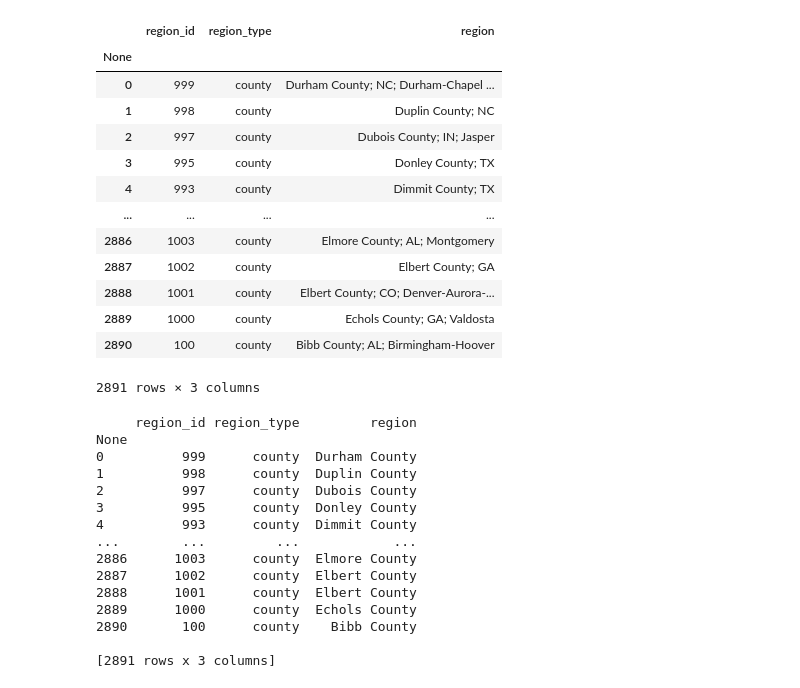
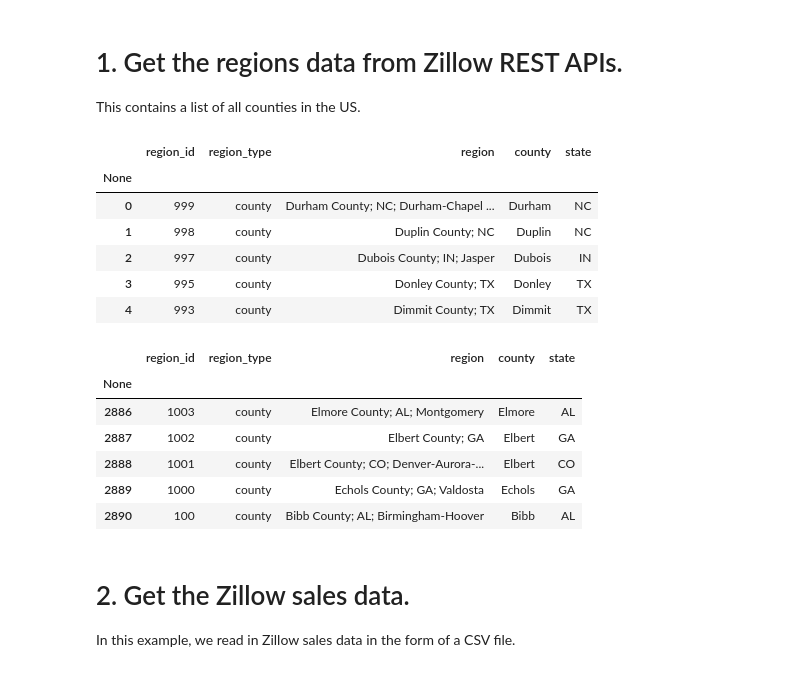
Before and after one commit to quinnwong31/Realestate_of_Mind, a Jupyter notebook: API_testing.ipynb, the cells around one changed output. Drawn from its saved outputs; the diff is of its cells as text; code cells hidden in the pictures.

```diff
--- a/API_testing.ipynb
+++ b/API_testing.ipynb
@@ -16,22 +11,3 @@ nasdaqdatalink.read_key(filename=".env")
 def get_regions(regions):
     region_df=nasdaqdatalink.get_table('ZILLOW/REGIONS', region_type=regions)
     return region_df
-# %%
-# Using get_regions to retrieve a list of counties
-region_df = get_regions('county')
-region_df
-# %% [output]
-|  | region_id | region_type | region |
-| None |  |  |  |
-| 0 | 999 | county | Durham County; NC; Durham-Chapel ... |
-| 1 | 998 | county | Duplin County; NC |
-| 2 | 997 | county | Dubois County; IN; Jasper |
-| 3 | 995 | county | Donley County; TX |
-| 4 | 993 | county | Dimmit County; TX |
-| ... | ... | ... | ... |
-| 2886 | 1003 | county | Elmore County; AL; Montgomery |
-| 2887 | 1002 | county | Elbert County; GA |
-| 2888 | 1001 | county | Elbert County; CO; Denver-Aurora-... |
-| 2889 | 1000 | county | Echols County; GA; Valdosta |
-| 2890 | 100 | county | Bibb County; AL; Birmingham-Hoover |
-2891 rows × 3 columns
@@ -42,18 +13,0 @@ region_df['region']=region_df['region'].str.split(';', n=-1, expand=True)[0]
-# %%
-print(region_df)
-# %% [output]
-     region_id region_type         region
-None
-0          999      county  Durham County
-1          998      county  Duplin County
-2          997      county  Dubois County
-3          995      county  Donley County
-4          993      county  Dimmit County
-...        ...         ...            ...
-2886      1003      county  Elmore County
-2887      1002      county  Elbert County
-2888      1001      county  Elbert County
-2889      1000      county  Echols County
-2890       100      county    Bibb County
-
-[2891 rows x 3 columns]
@@ -62 +14,42 @@ None
+# %% [markdown]
+# 1. Get the regions data from Zillow REST APIs.
+This contains a list of all counties in the US.
+# %%
+# Using get_regions to retrieve a list of counties
+region_df = get_regions('county')
+region_df[["county", "state"]] = region_df["region"].str.split(';', 1, expand=True)
+region_df["state"] = region_df["state"].str.split(';', 1, expand=True)[0]
+
+#
+# Clean up regions data
+# Remove ' County' so that we can match the Zillow data with Wikipedia data.
+region_df["county"] = region_df["county"].str.replace(" County", "")
+
+# Remove the leading blank space from the 'state' column.
+region_df["state"] = region_df['state'].str[1:]
+
+# Clean up region_id datatype.
+region_df['region_id']=region_df['region_id'].astype(int)
+
+# Check data for region_df
+display(region_df.head())
+display(region_df.tail())
+# %% [output]
+|  | region_id | region_type | region | county | state |
+| None |  |  |  |  |  |
+| 0 | 999 | county | Durham County; NC; Durham-Chapel ... | Durham | NC |
+| 1 | 998 | county | Duplin County; NC | Duplin | NC |
+| 2 | 997 | county | Dubois County; IN; Jasper | Dubois | IN |
+| 3 | 995 | county | Donley County; TX | Donley | TX |
+| 4 | 993 | county | Dimmit County; TX | Dimmit | TX |
+|  | region_id | region_type | region | county | state |
+| None |  |  |  |  |  |
+| 2886 | 1003 | county | Elmore County; AL; Montgomery | Elmore | AL |
+| 2887 | 1002 | county | Elbert County; GA | Elbert | GA |
+| 2888 | 1001 | county | Elbert County; CO; Denver-Aurora-... | Elbert | CO |
+| 2889 | 1000 | county | Echols County; GA; Valdosta | Echols | GA |
+| 2890 | 100 | county | Bibb County; AL; Birmingham-Hoover | Bibb | AL |
+# %% [markdown]
+# 2. Get the Zillow sales data.
+In this example, we read in Zillow sales data in the form of a CSV file.
 # %%
```
Also changed, not shown: parts of 14 cells of this notebook.
